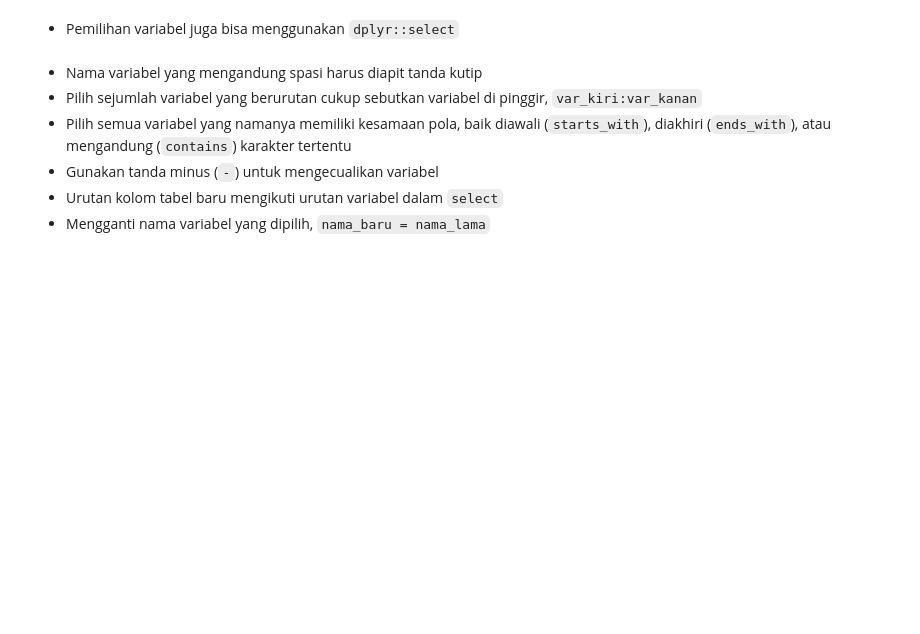
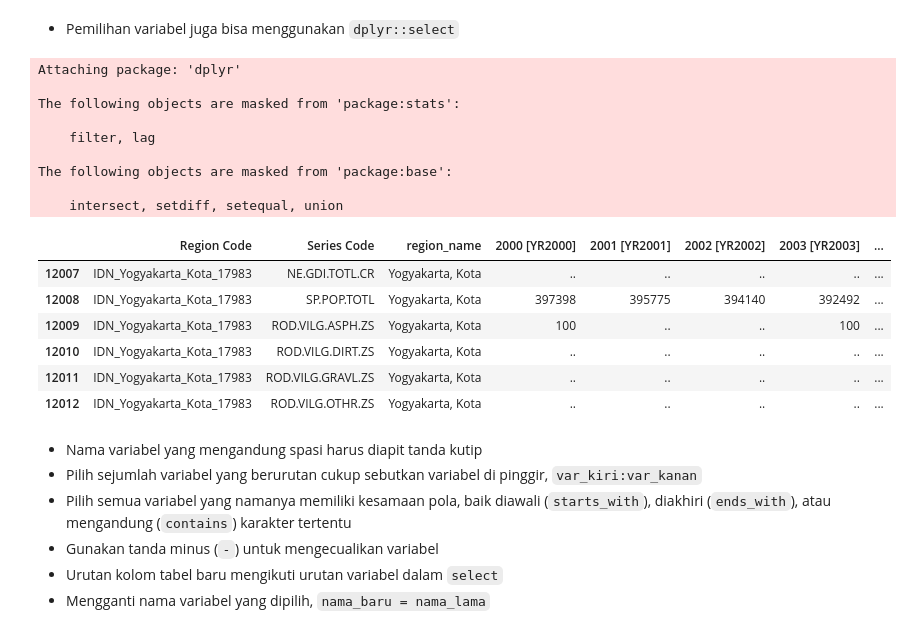
Before and after one commit to msaidf/statek, a Jupyter notebook: content/MenyiapkanData.ipynb, the cells around one changed output. Saved outputs shown, nothing was run; the diff lists cells and outputs as text; code cells hidden in the pictures; blank space fills up the shorter version.

```diff
--- a/content/MenyiapkanData.ipynb
+++ b/content/MenyiapkanData.ipynb
@@ -85,7 +166,24 @@ datakab[,c('Region Code', 'Series Name')]
 - Pemilihan variabel juga bisa menggunakan `dplyr::select`
 # %%
 library(dplyr); select(datakab, 'Region Code':'Series Code', -'Series Name',
-                       region_name = 'Region Name', contains('YR'), -contains('YR201'))
+                       region_name = 'Region Name', contains('YR'), -contains('YR201')) %>% tail
+# %% [output]
+Attaching package: 'dplyr'
+
+The following objects are masked from 'package:stats':
+
+    filter, lag
+
+The following objects are masked from 'package:base':
+
+    intersect, setdiff, setequal, union
+|  | Region Code | Series Code | region_name | 2000 [YR2000] | 2001 [YR2001] | 2002 [YR2002] | 2003 [YR2003] | ... |
+| 12007 | IDN_Yogyakarta_Kota_17983 | NE.GDI.TOTL.CR | Yogyakarta, Kota | .. | .. | .. | .. | ... |
+| 12008 | IDN_Yogyakarta_Kota_17983 | SP.POP.TOTL | Yogyakarta, Kota | 397398 | 395775 | 394140 | 392492 | ... |
+| 12009 | IDN_Yogyakarta_Kota_17983 | ROD.VILG.ASPH.ZS | Yogyakarta, Kota | 100 | .. | .. | 100 | ... |
+| 12010 | IDN_Yogyakarta_Kota_17983 | ROD.VILG.DIRT.ZS | Yogyakarta, Kota | .. | .. | .. | .. | ... |
+| 12011 | IDN_Yogyakarta_Kota_17983 | ROD.VILG.GRAVL.ZS | Yogyakarta, Kota | .. | .. | .. | .. | ... |
+| 12012 | IDN_Yogyakarta_Kota_17983 | ROD.VILG.OTHR.ZS | Yogyakarta, Kota | .. | .. | .. | .. | ... |
 # %% [markdown]
 - Nama variabel yang mengandung spasi harus diapit tanda kutip
 - Pilih sejumlah variabel yang berurutan cukup sebutkan variabel di pinggir, `var_kiri:var_kanan`
```
Also changed, not shown: parts of 47 cells of this notebook, 27 other files.
